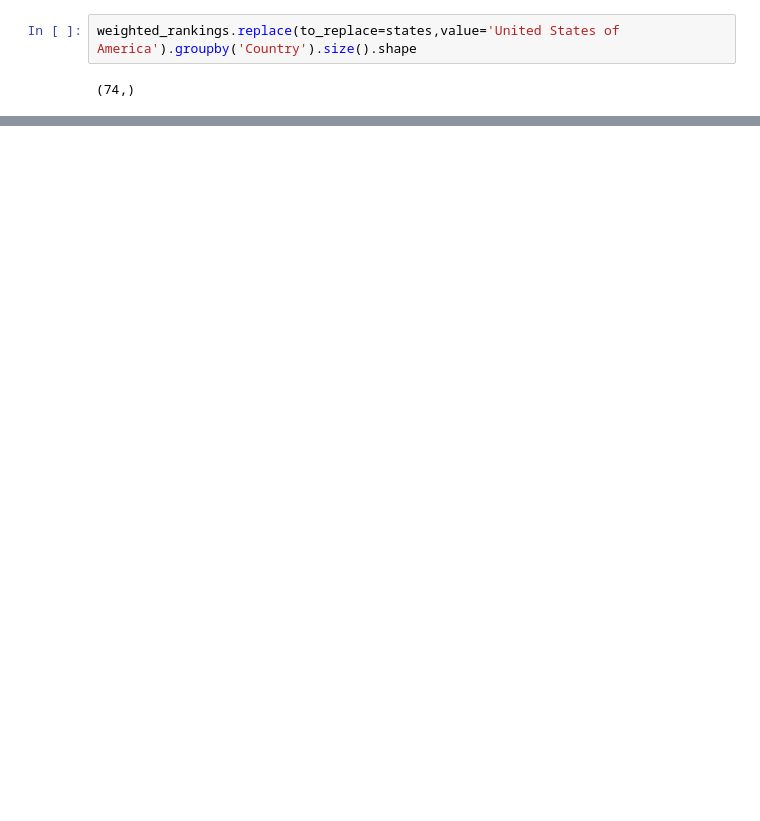
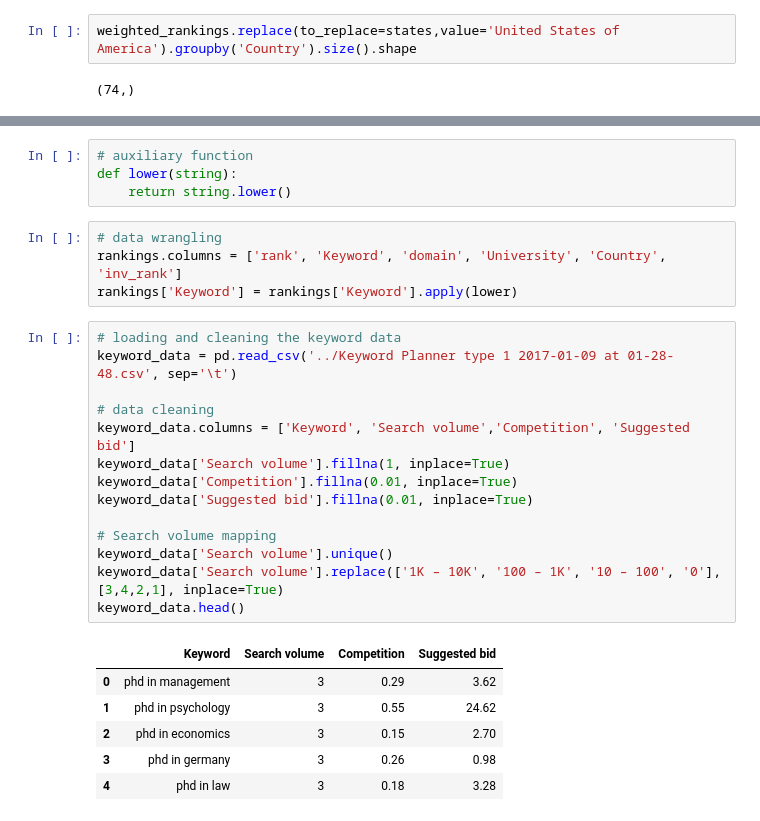
Before and after one commit to fearnleymartin/world-university-rankings, a Jupyter notebook: keywords/rankfalcon_exports/data_exploration.ipynb, the cells around one changed output, grey strips where cells are left out. Cells and saved outputs as stored; diff of their text form; blank space fills up the shorter version.

```diff
--- a/keywords/rankfalcon_exports/data_exploration.ipynb
+++ b/keywords/rankfalcon_exports/data_exploration.ipynb
@@ -160,0 +171,29 @@ Up to here, all the queries have been made in English, so it's not surprising th
+# %%
+# auxiliary function
+def lower(string):
+    return string.lower()
+# %%
+# data wrangling
+rankings.columns = ['rank', 'Keyword', 'domain', 'University', 'Country', 'inv_rank']
+rankings['Keyword'] = rankings['Keyword'].apply(lower)
+# %%
+# loading and cleaning the keyword data
+keyword_data = pd.read_csv('../Keyword Planner type 1 2017-01-09 at 01-28-48.csv', sep='\t')
+
+# data cleaning
+keyword_data.columns = ['Keyword', 'Search volume','Competition', 'Suggested bid']
+keyword_data['Search volume'].fillna(1, inplace=True)
+keyword_data['Competition'].fillna(0.01, inplace=True)
+keyword_data['Suggested bid'].fillna(0.01, inplace=True)
+
+# Search volume mapping
+keyword_data['Search volume'].unique()
+keyword_data['Search volume'].replace(['1K – 10K', '100 – 1K', '10 – 100', '0'],[3,4,2,1], inplace=True)
+keyword_data.head()
+# %% [output]
+|  | Keyword | Search volume | Competition | Suggested bid |
+| 0 | phd in management | 3 | 0.29 | 3.62 |
+| 1 | phd in psychology | 3 | 0.55 | 24.62 |
+| 2 | phd in economics | 3 | 0.15 | 2.70 |
+| 3 | phd in germany | 3 | 0.26 | 0.98 |
+| 4 | phd in law | 3 | 0.18 | 3.28 |
```
Also changed, not shown: parts of 30 cells of this notebook, 1 other file.
